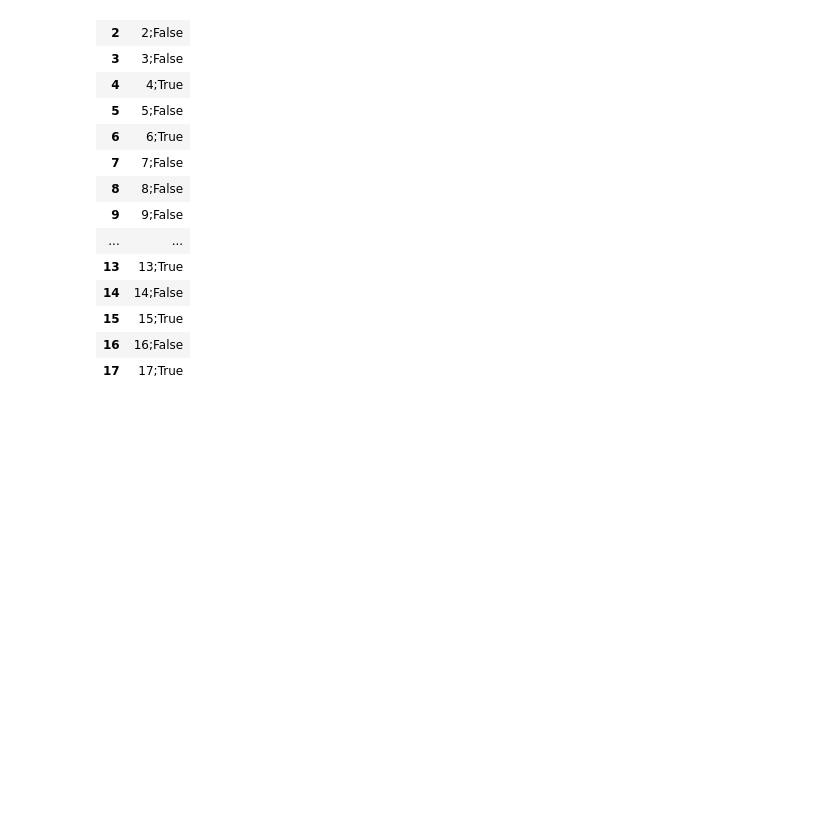
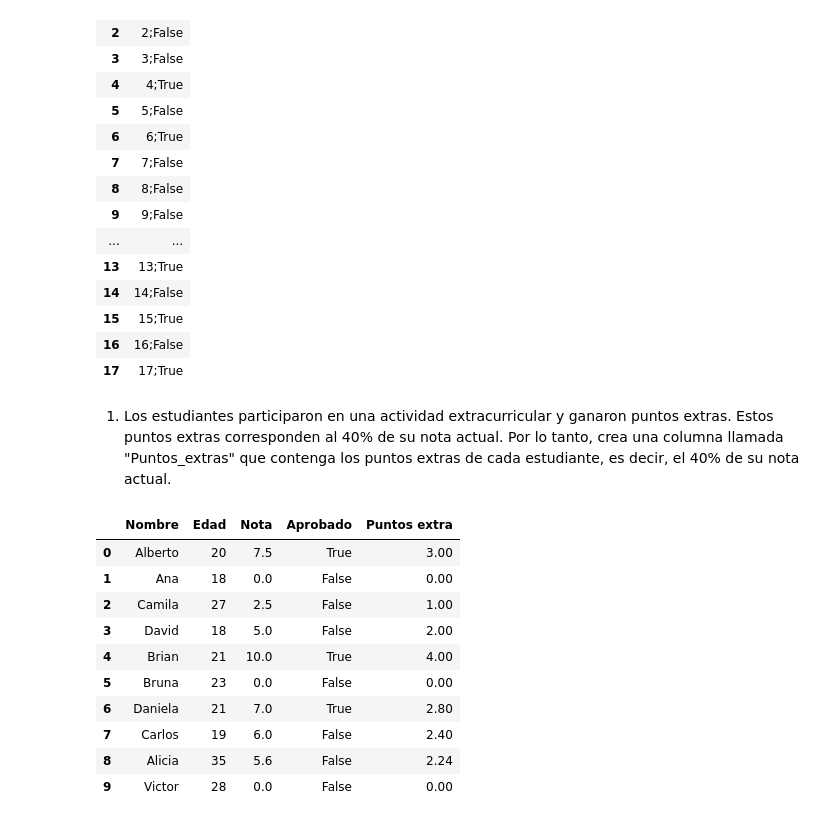
Before and after one commit to Luis1g/Python_DataScience, a Jupyter notebook: Pandas/desafio1.ipynb, the cells around one changed output. Drawn from its saved outputs; the diff is of its cells as text; code cells hidden in the pictures; blank space fills up the shorter version.

Commit message:
Actualizar

```diff
--- a/Pandas/desafio1.ipynb
+++ b/Pandas/desafio1.ipynb
@@ -174,3 +174,20 @@ pd.read_csv("alumnos_aprobado.csv")
 | 15 | 15;True |
 | 16 | 16;False |
 | 17 | 17;True |
+# %% [markdown]
+1. Los estudiantes participaron en una actividad extracurricular y ganaron puntos extras. Estos puntos extras corresponden al 40% de su nota actual. Por lo tanto, crea una columna llamada "Puntos_extras" que contenga los puntos extras de cada estudiante, es decir, el 40% de su nota actual.
+# %%
+df["Puntos extra"] = (df["Nota"]/100) * 40
+df.head(10)
+# %% [output]
+|  | Nombre | Edad | Nota | Aprobado | Puntos extra |
+| 0 | Alberto | 20 | 7.5 | True | 3.00 |
+| 1 | Ana | 18 | 0.0 | False | 0.00 |
+| 2 | Camila | 27 | 2.5 | False | 1.00 |
+| 3 | David | 18 | 5.0 | False | 2.00 |
+| 4 | Brian | 21 | 10.0 | True | 4.00 |
+| 5 | Bruna | 23 | 0.0 | False | 0.00 |
+| 6 | Daniela | 21 | 7.0 | True | 2.80 |
+| 7 | Carlos | 19 | 6.0 | False | 2.40 |
+| 8 | Alicia | 35 | 5.6 | False | 2.24 |
+| 9 | Victor | 28 | 0.0 | False | 0.00 |
```
Also changed, not shown: parts of 7 cells of this notebook.
